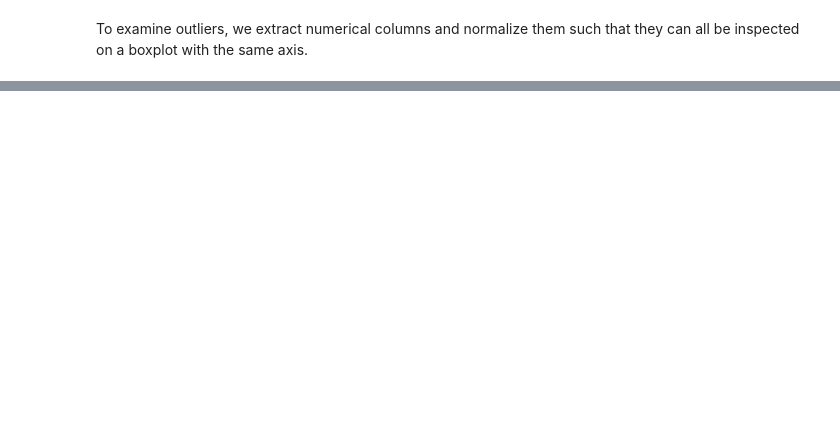
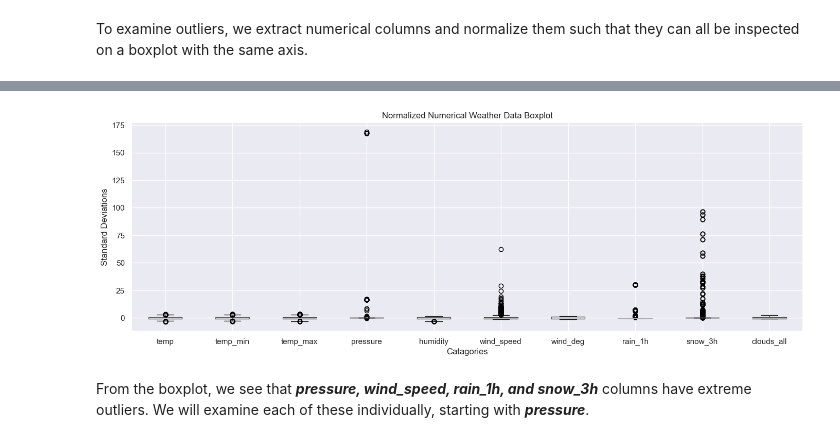
Before and after one commit to MaxBodley/spain-power-forecast, a Jupyter notebook: Analysis.ipynb, the cells around one changed output, grey strips where cells are left out. Drawn from its saved outputs; the diff is of its cells as text; code cells hidden in the pictures; blank space fills up the shorter version.

```diff
--- a/Analysis.ipynb
+++ b/Analysis.ipynb
@@ -392,0 +207,14 @@ weather_df[weather_df.index == checker.time.iloc[250]]
+# %%
+# Normalizing columns
+normalized_df = (weather_df_nums - weather_df_nums.mean()) / weather_df_nums.std()
+
+# Creating and labelling boxplot
+normalized_df.boxplot(figsize = (15,5))
+plt.title('Normalized Numerical Weather Data Boxplot')
+plt.ylabel('Standard Deviations')
+plt.xlabel('Catagories')
+plt.show()
+# %% [output]
+[figure, added]
+# %% [markdown]
+From the boxplot, we see that ***pressure, wind_speed, rain_1h, and snow_3h*** columns have extreme outliers. We will examine each of these individually, starting with ***pressure***.
```
Also changed, not shown: parts of 64 cells of this notebook.
